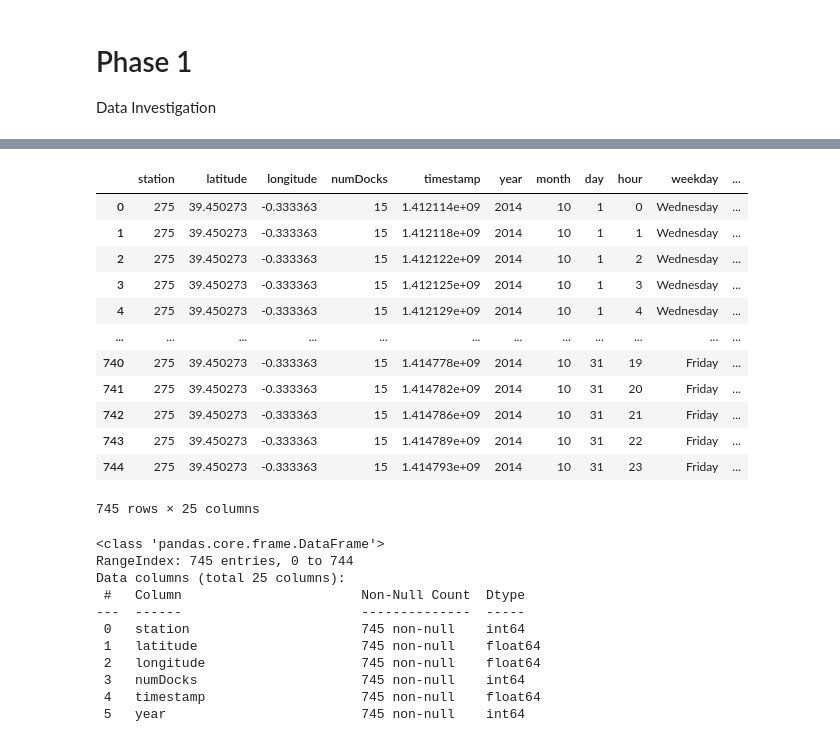
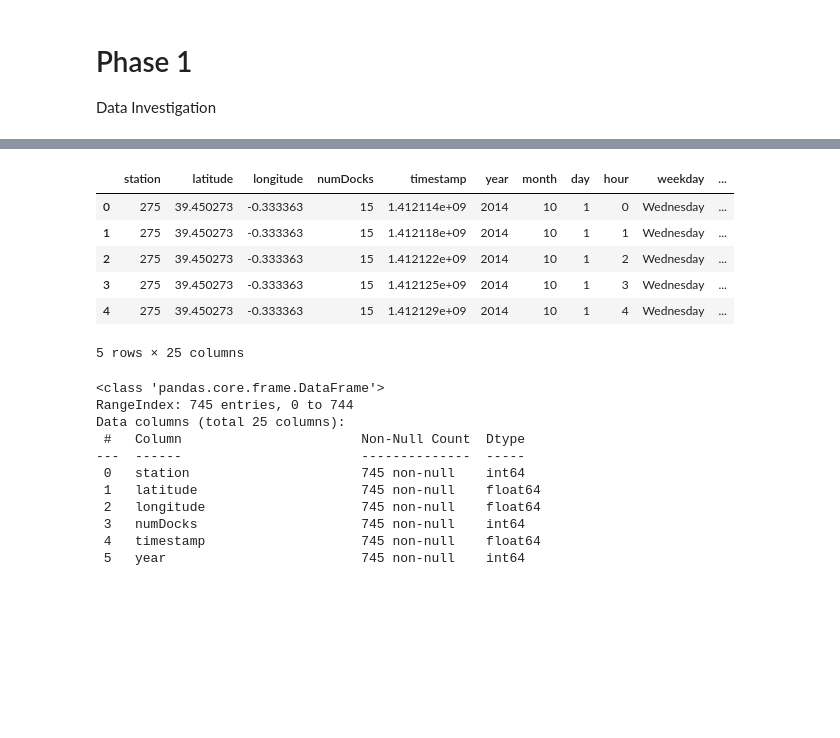
Before and after one commit to isabelladegen/mlp-2021, a Jupyter notebook: notebooks/ExperimentWithPerStationData.ipynb, the cells around one changed output, grey strips where cells are left out. Cells and saved outputs as stored; diff of their text form; code cells hidden in the pictures; blank space fills up the shorter version.

```diff
--- a/notebooks/ExperimentWithPerStationData.ipynb
+++ b/notebooks/ExperimentWithPerStationData.ipynb
@@ -24,19 +18,13 @@ data_201
 # %%
-data_275
+data_275.head()
 # %% [output]
 |  | station | latitude | longitude | numDocks | timestamp | year | month | day | hour | weekday | ... |
 | 0 | 275 | 39.450273 | -0.333363 | 15 | 1.412114e+09 | 2014 | 10 | 1 | 0 | Wednesday | ... |
 | 1 | 275 | 39.450273 | -0.333363 | 15 | 1.412118e+09 | 2014 | 10 | 1 | 1 | Wednesday | ... |
 | 2 | 275 | 39.450273 | -0.333363 | 15 | 1.412122e+09 | 2014 | 10 | 1 | 2 | Wednesday | ... |
 | 3 | 275 | 39.450273 | -0.333363 | 15 | 1.412125e+09 | 2014 | 10 | 1 | 3 | Wednesday | ... |
 | 4 | 275 | 39.450273 | -0.333363 | 15 | 1.412129e+09 | 2014 | 10 | 1 | 4 | Wednesday | ... |
-| ... | ... | ... | ... | ... | ... | ... | ... | ... | ... | ... | ... |
-| 740 | 275 | 39.450273 | -0.333363 | 15 | 1.414778e+09 | 2014 | 10 | 31 | 19 | Friday | ... |
-| 741 | 275 | 39.450273 | -0.333363 | 15 | 1.414782e+09 | 2014 | 10 | 31 | 20 | Friday | ... |
-| 742 | 275 | 39.450273 | -0.333363 | 15 | 1.414786e+09 | 2014 | 10 | 31 | 21 | Friday | ... |
-| 743 | 275 | 39.450273 | -0.333363 | 15 | 1.414789e+09 | 2014 | 10 | 31 | 22 | Friday | ... |
-| 744 | 275 | 39.450273 | -0.333363 | 15 | 1.414793e+09 | 2014 | 10 | 31 | 23 | Friday | ... |
-745 rows × 25 columns
+5 rows × 25 columns
 # %%
 #station, latitude, longitude and numDocks are per station
 data_201.info()
```
Also changed, not shown: parts of 4 cells of this notebook, 7 other files.
